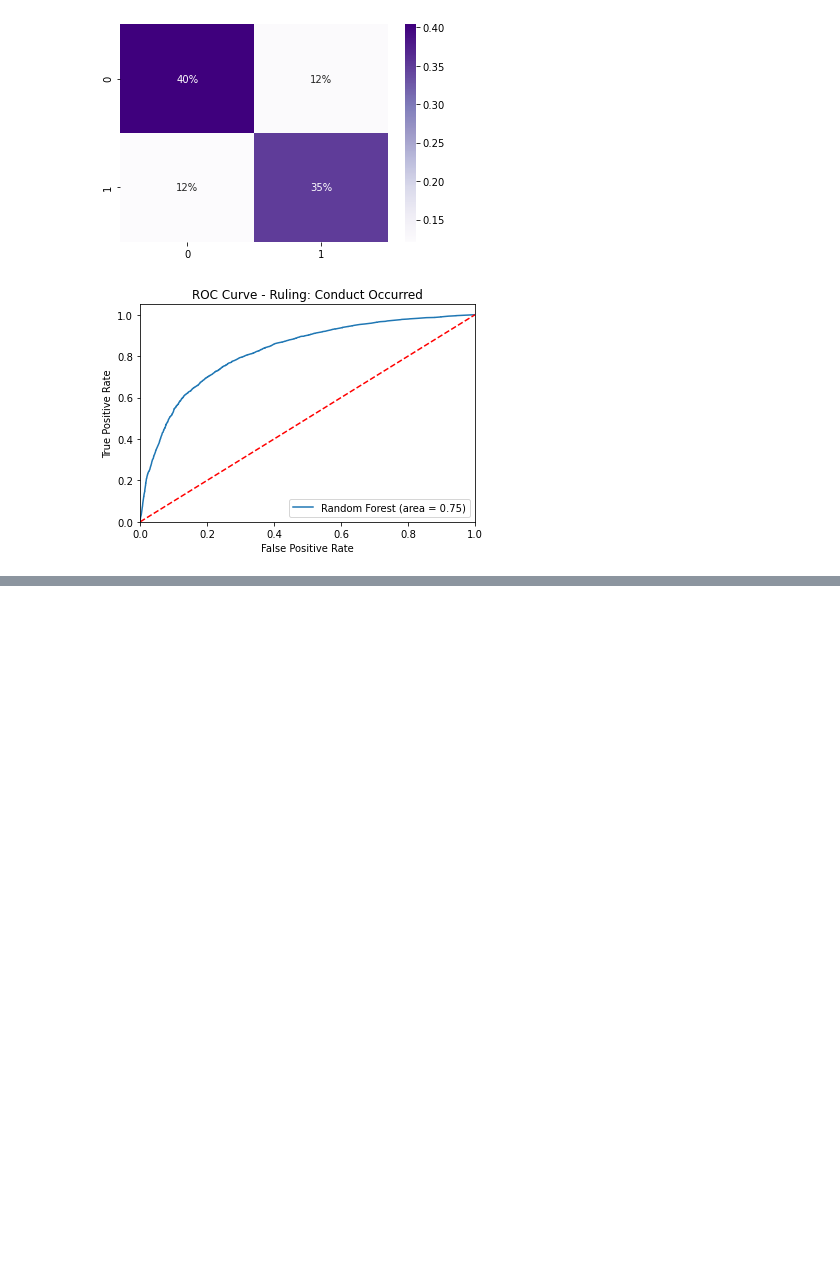
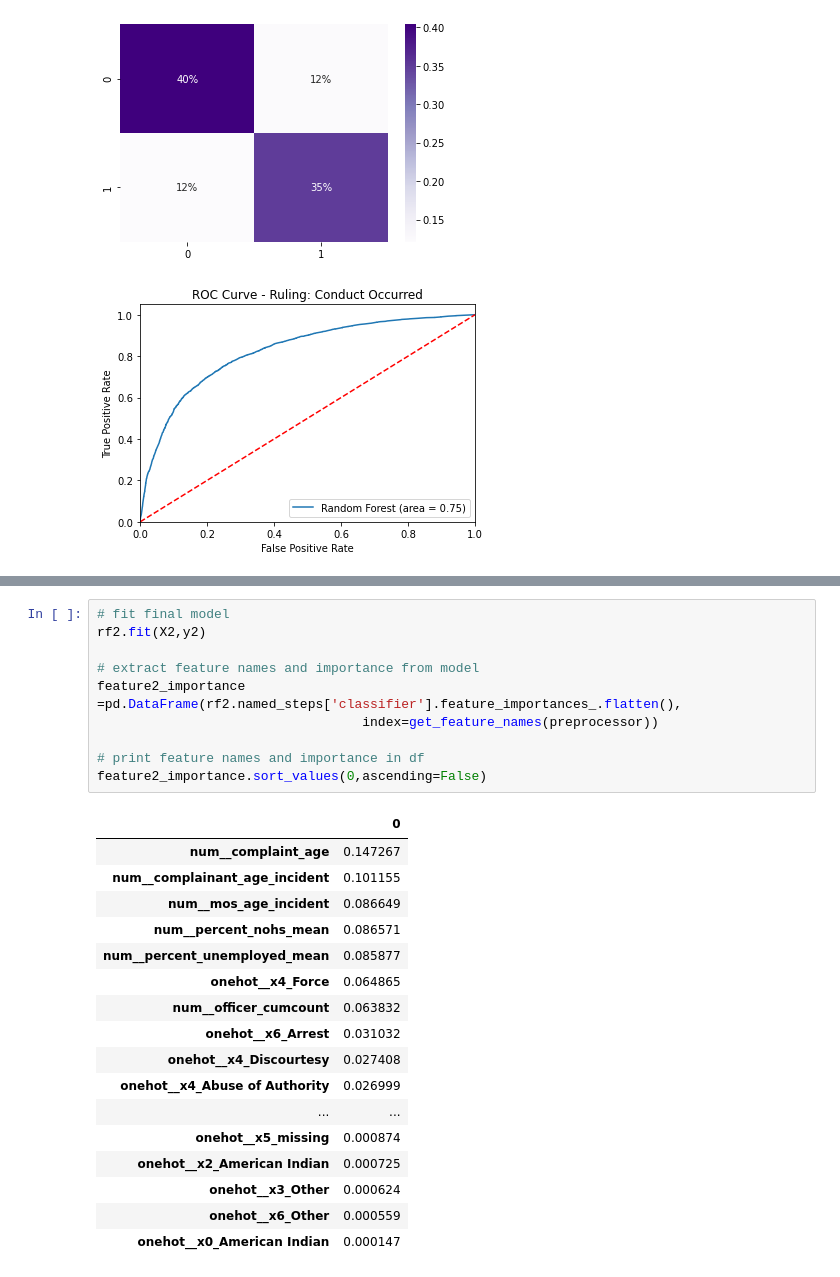
Before and after one commit to labb0t/nypd-complaints, a Jupyter notebook: modeling.ipynb, the cells around one changed output, grey strips where cells are left out. Saved outputs shown, nothing was run; the diff lists cells and outputs as text; blank space fills up the shorter version.

```diff
--- a/modeling.ipynb
+++ b/modeling.ipynb
@@ -163,0 +268,28 @@ weighted avg       0.75      0.75      0.75     11782
+# %%
+# fit final model
+rf2.fit(X2,y2)
+
+# extract feature names and importance from model
+feature2_importance =pd.DataFrame(rf2.named_steps['classifier'].feature_importances_.flatten(),
+                                  index=get_feature_names(preprocessor))
+
+# print feature names and importance in df
+feature2_importance.sort_values(0,ascending=False)
+# %% [output]
+|  | 0 |
+| num__complaint_age | 0.147267 |
+| num__complainant_age_incident | 0.101155 |
+| num__mos_age_incident | 0.086649 |
+| num__percent_nohs_mean | 0.086571 |
+| num__percent_unemployed_mean | 0.085877 |
+| onehot__x4_Force | 0.064865 |
+| num__officer_cumcount | 0.063832 |
+| onehot__x6_Arrest | 0.031032 |
+| onehot__x4_Discourtesy | 0.027408 |
+| onehot__x4_Abuse of Authority | 0.026999 |
+| ... | ... |
+| onehot__x5_missing | 0.000874 |
+| onehot__x2_American Indian | 0.000725 |
+| onehot__x3_Other | 0.000624 |
+| onehot__x6_Other | 0.000559 |
+| onehot__x0_American Indian | 0.000147 |
```
Also changed, not shown: parts of 18 cells of this notebook, 2 other files.
